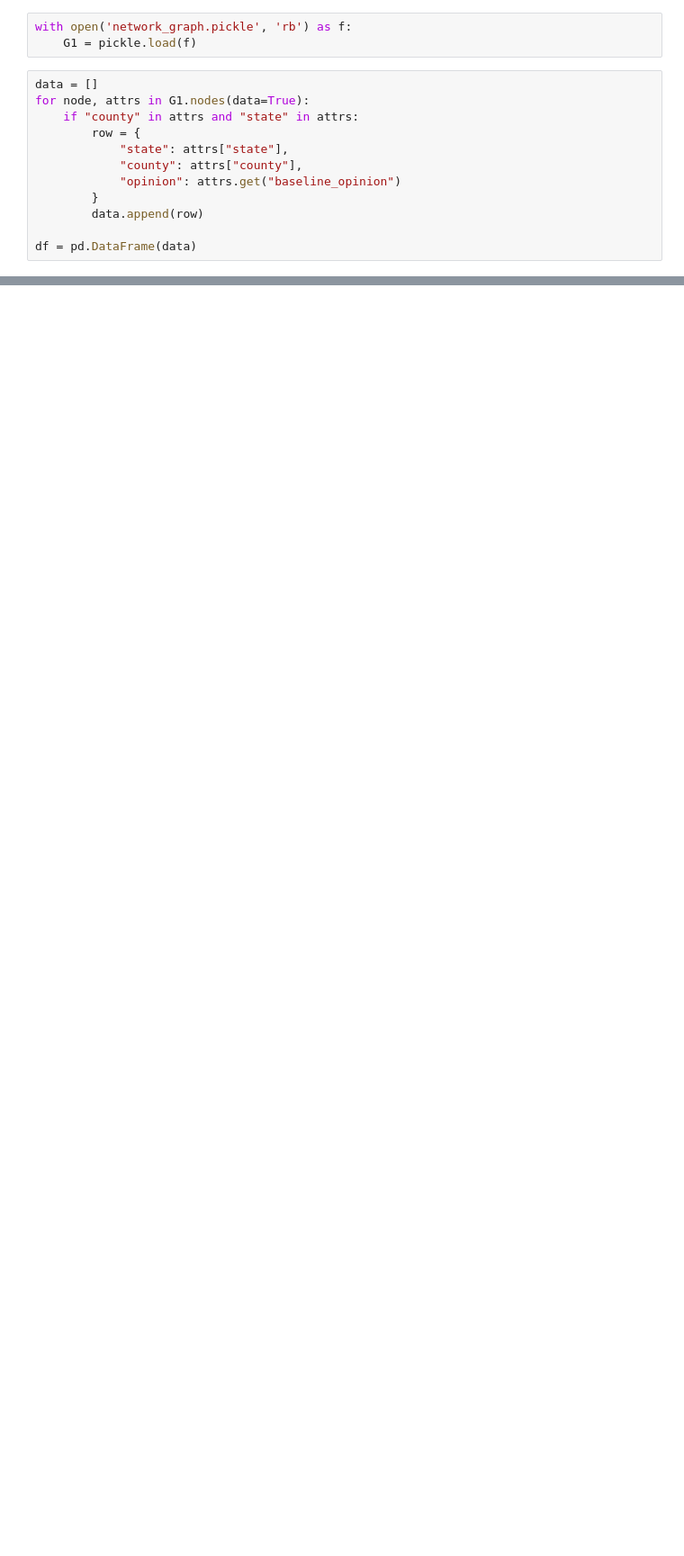
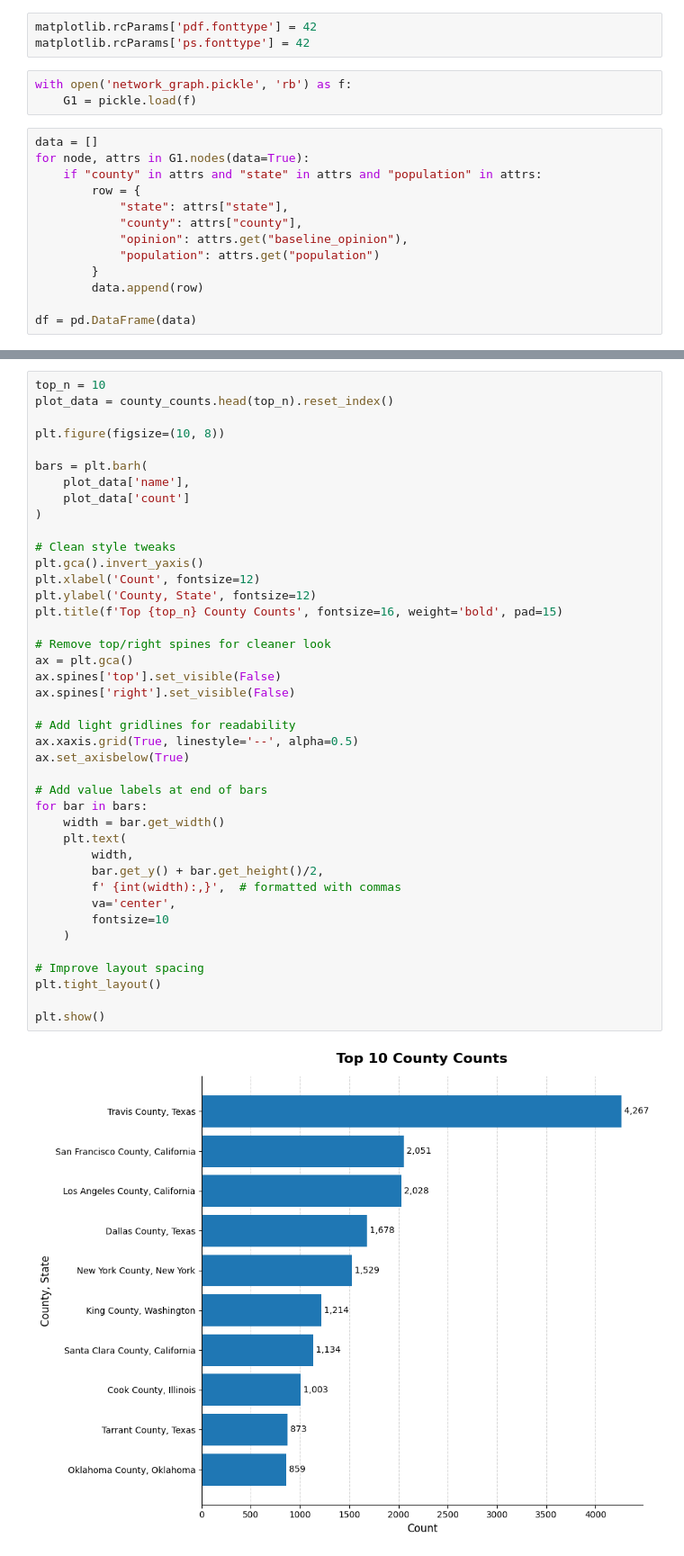
Before and after one commit to EBruda/Climate_Survey_Influence_Maximization, a Jupyter notebook: data_visualizations.ipynb, the cells around one changed output, grey strips where cells are left out. Shown at 90% size. Cells and saved outputs as stored; diff of their text form; blank space fills up the shorter version.

Commit message:
added data visualizations for county and state presence

```diff
--- a/data_visualizations.ipynb
+++ b/data_visualizations.ipynb
@@ -6,14 +11,18 @@ import geopandas as gpd
+# %%
+matplotlib.rcParams['pdf.fonttype'] = 42
+matplotlib.rcParams['ps.fonttype'] = 42
 # %%
 with open('network_graph.pickle', 'rb') as f:
     G1 = pickle.load(f)
 # %%
 data = []
 for node, attrs in G1.nodes(data=True):
-    if "county" in attrs and "state" in attrs:
+    if "county" in attrs and "state" in attrs and "population" in attrs:
         row = {
             "state": attrs["state"],
             "county": attrs["county"],
-            "opinion": attrs.get("baseline_opinion")
+            "opinion": attrs.get("baseline_opinion"),
+            "population": attrs.get("population")
         }
         data.append(row)
 
@@ -293,0 +54,43 @@ plt.show()
+# %%
+top_n = 10
+plot_data = county_counts.head(top_n).reset_index()
+
+plt.figure(figsize=(10, 8))
+
+bars = plt.barh(
+    plot_data['name'],
+    plot_data['count']
+)
+
+# Clean style tweaks
+plt.gca().invert_yaxis()
+plt.xlabel('Count', fontsize=12)
+plt.ylabel('County, State', fontsize=12)
+plt.title(f'Top {top_n} County Counts', fontsize=16, weight='bold', pad=15)
+
+# Remove top/right spines for cleaner look
+ax = plt.gca()
+ax.spines['top'].set_visible(False)
+ax.spines['right'].set_visible(False)
+
+# Add light gridlines for readability
+ax.xaxis.grid(True, linestyle='--', alpha=0.5)
+ax.set_axisbelow(True)
+
+# Add value labels at end of bars
+for bar in bars:
+    width = bar.get_width()
+    plt.text(
+        width,
+        bar.get_y() + bar.get_height()/2,
+        f' {int(width):,}',  # formatted with commas
+        va='center',
+        fontsize=10
+    )
+
+# Improve layout spacing
+plt.tight_layout()
+
+plt.show()
+# %% [output]
+[figure, added]
```
Also changed, not shown: parts of 58 cells of this notebook, 12 other files.
